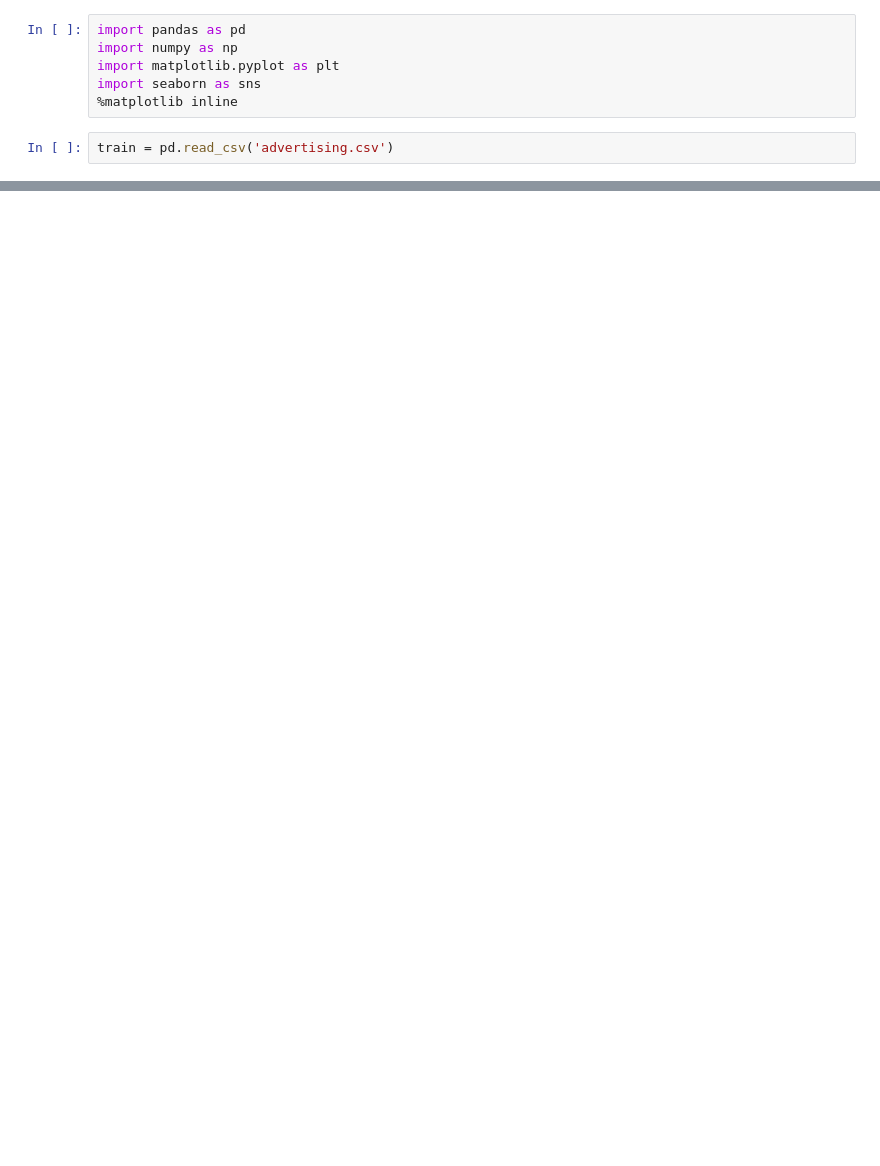
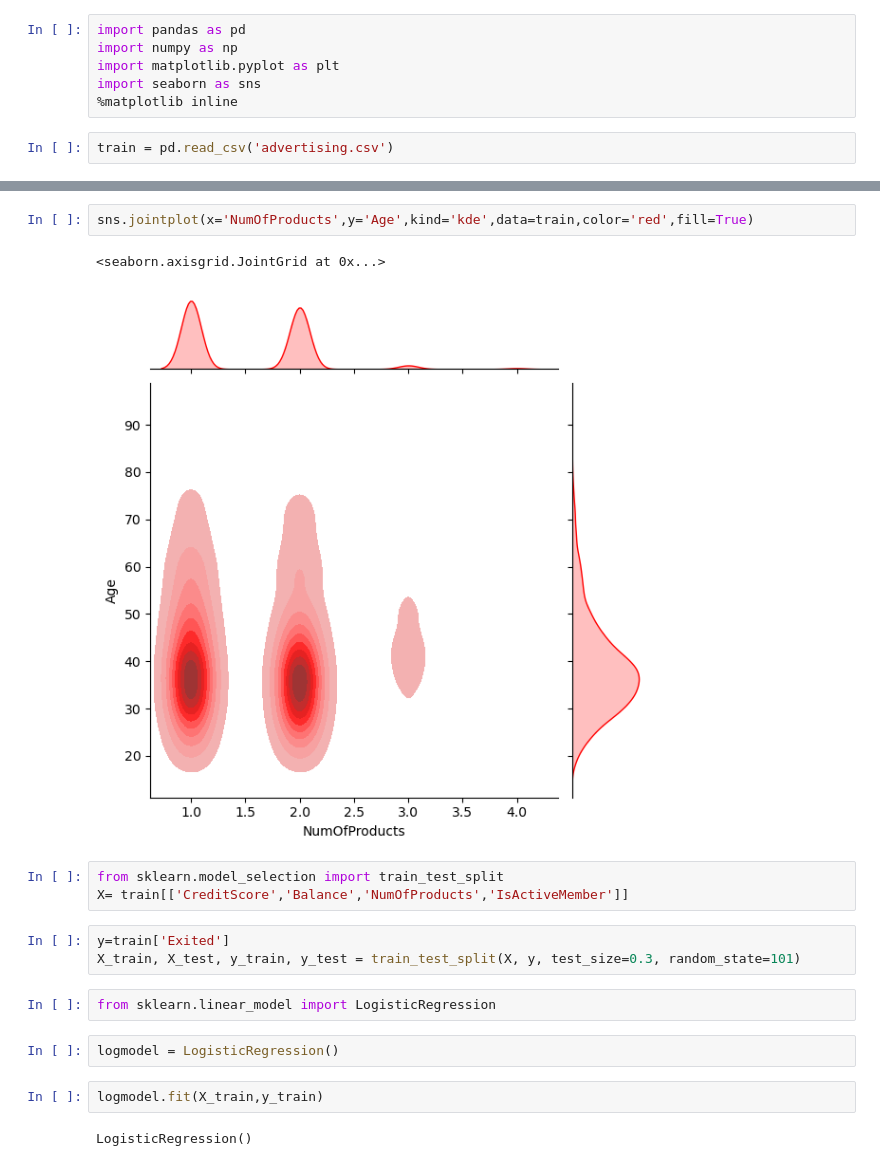
Before and after one commit to hmadhavan57/ml, a Jupyter notebook: Logistic_Regression.ipynb, the cells around one changed output, grey strips where cells are left out. Cells and saved outputs as stored; diff of their text form; blank space fills up the shorter version.

Commit message:
feat: adding extra lines of code in logistic regression

```diff
--- a/Logistic_Regression.ipynb
+++ b/Logistic_Regression.ipynb
@@ -46,0 +67,19 @@ train['Age'].hist(bins=30,color='steelblue',alpha=1)
+# %%
+sns.jointplot(x='NumOfProducts',y='Age',kind='kde',data=train,color='red',fill=True)
+# %% [output]
+<seaborn.axisgrid.JointGrid at 0x...>
+[figure, added]
+# %%
+from sklearn.model_selection import train_test_split
+X= train[['CreditScore','Balance','NumOfProducts','IsActiveMember']]
+# %%
+y=train['Exited']
+X_train, X_test, y_train, y_test = train_test_split(X, y, test_size=0.3, random_state=101)
+# %%
+from sklearn.linear_model import LogisticRegression
+# %%
+logmodel = LogisticRegression()
+# %%
+logmodel.fit(X_train,y_train)
+# %% [output]
+LogisticRegression()
```
Also changed, not shown: parts of 8 cells of this notebook.
